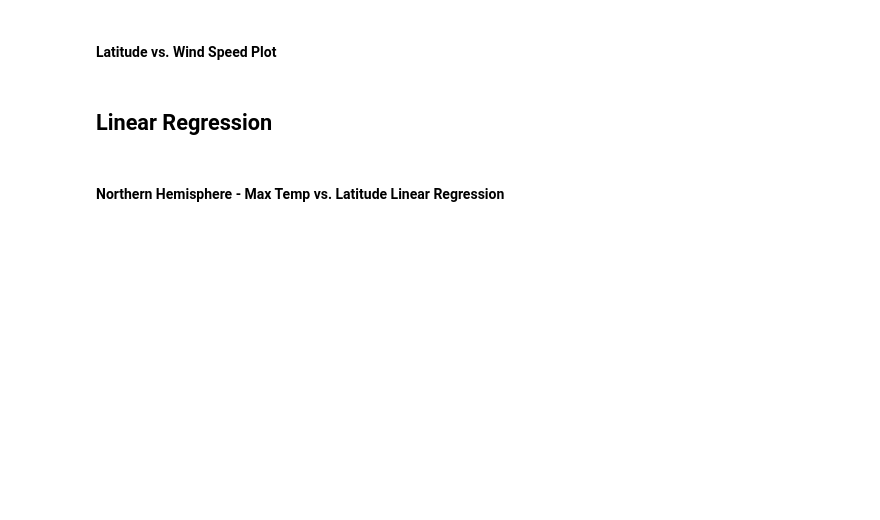
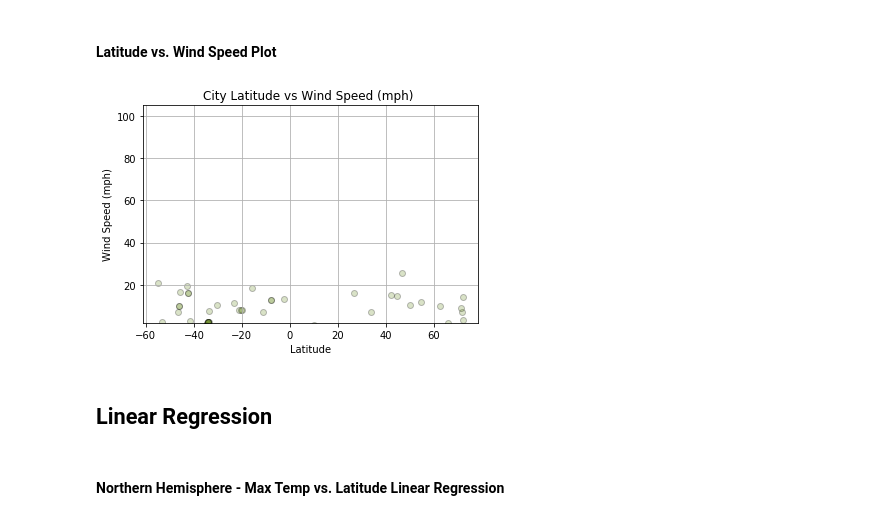
Before and after one commit to 200013546/python-api-challenge, a Jupyter notebook: WeatherPy.ipynb, the cells around one changed output. Drawn from its saved outputs; the diff is of its cells as text; code cells hidden in the pictures; blank space fills up the shorter version.

```diff
--- a/WeatherPy.ipynb
+++ b/WeatherPy.ipynb
@@ -70,4 +268,8 @@ len(cities)
 # %% [markdown]
 #### Latitude vs. Wind Speed Plot
+# %%
+my_plot("Latitude","Wind Speed (mph)",df_filterd)
+# %% [output]
+[figure, added]
 # %% [markdown]
 ## Linear Regression
```
Also changed, not shown: parts of 24 cells of this notebook, 14 other files.
